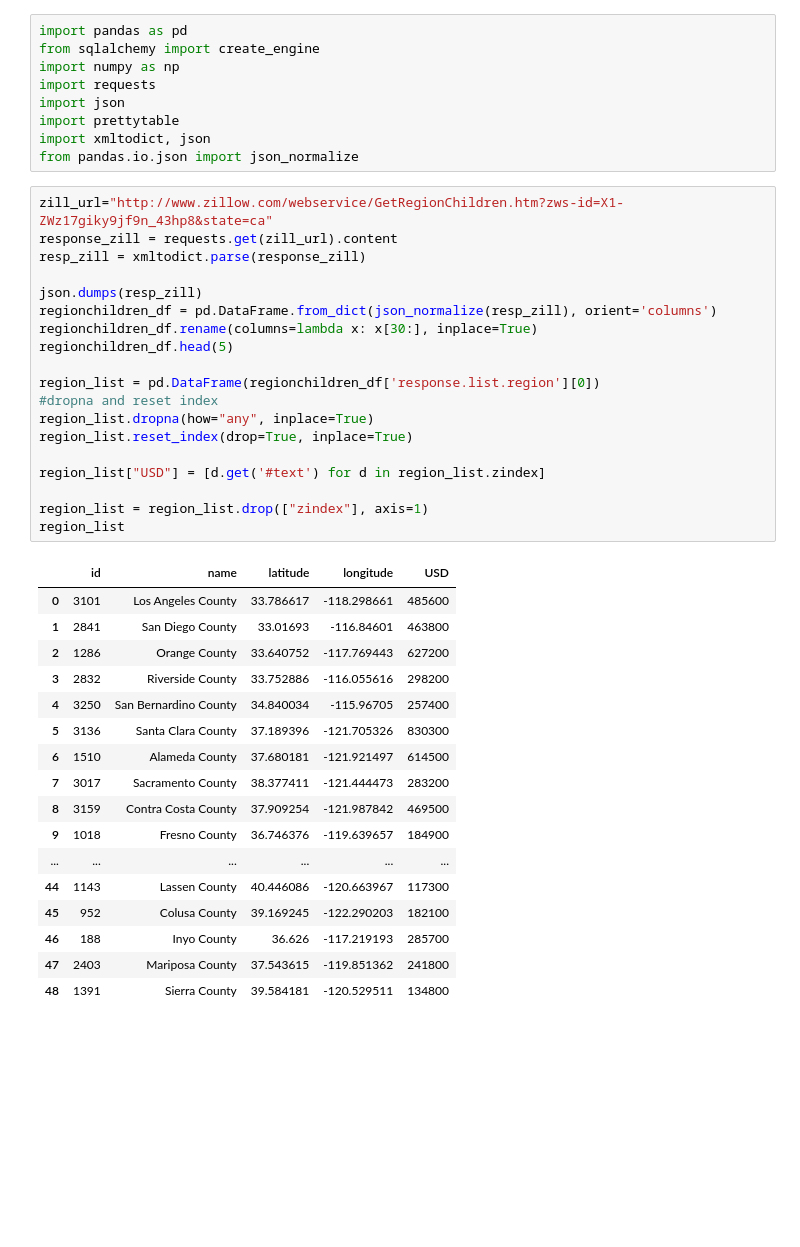
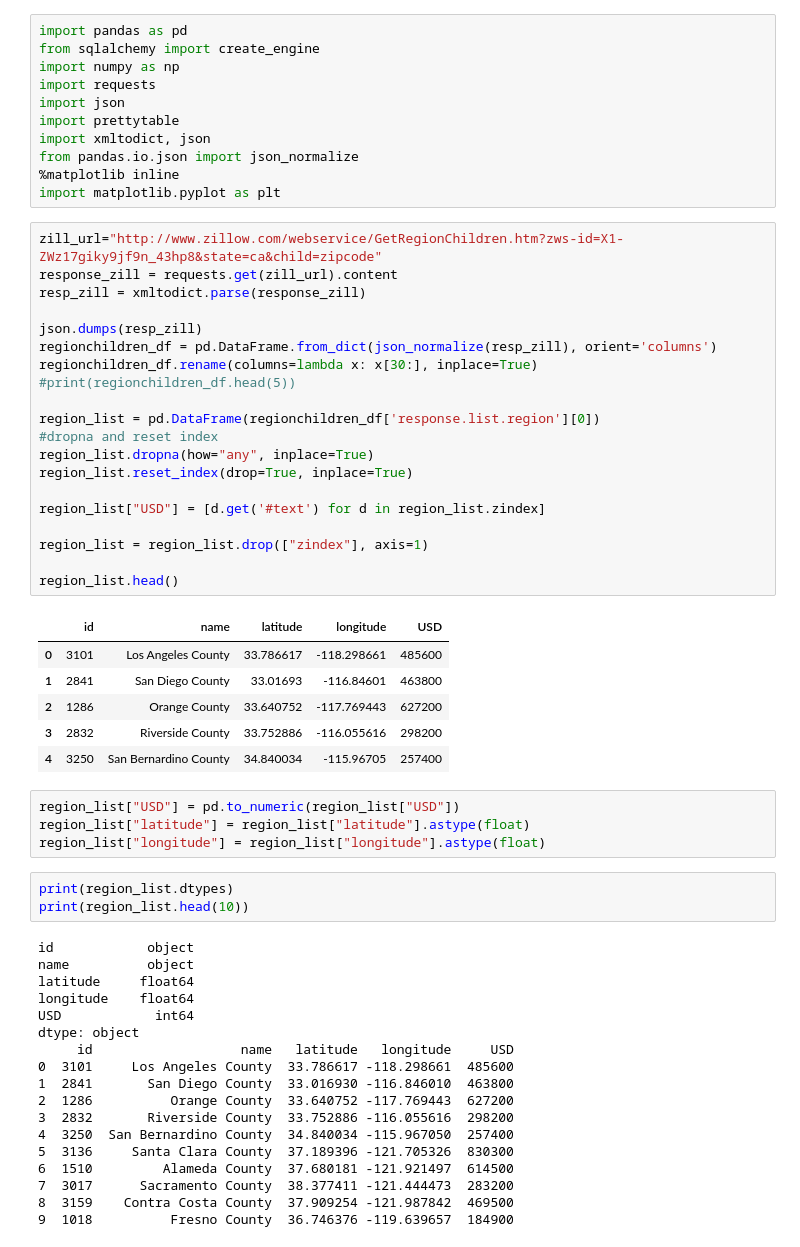
Before and after one commit to bandipara/ml_househunters, a Jupyter notebook: Archive/Zillow.ipynb, the cells around one changed output. Cells and saved outputs as stored; diff of their text form; blank space fills up the shorter version.

```diff
--- a/Archive/Zillow.ipynb
+++ b/Archive/Zillow.ipynb
@@ -7,40 +7,57 @@ import json
 import prettytable
 import xmltodict, json
 from pandas.io.json import json_normalize
+%matplotlib inline
+import matplotlib.pyplot as plt
 # %%
-zill_url="http://www.zillow.com/webservice/GetRegionChildren.htm?zws-id=X1-ZWz17giky9jf9n_43hp8&state=ca"
+zill_url="http://www.zillow.com/webservice/GetRegionChildren.htm?zws-id=X1-ZWz17giky9jf9n_43hp8&state=ca&child=zipcode"
 response_zill = requests.get(zill_url).content
 resp_zill = xmltodict.parse(response_zill)
 
 json.dumps(resp_zill)
 regionchildren_df = pd.DataFrame.from_dict(json_normalize(resp_zill), orient='columns')
 regionchildren_df.rename(columns=lambda x: x[30:], inplace=True)
-regionchildren_df.head(5)
+#print(regionchildren_df.head(5))
 
 region_list = pd.DataFrame(regionchildren_df['response.list.region'][0])
 #dropna and reset index
 region_list.dropna(how="any", inplace=True)
 region_list.reset_index(drop=True, inplace=True)
 
 region_list["USD"] = [d.get('#text') for d in region_list.zindex]
 
 region_list = region_list.drop(["zindex"], axis=1)
-region_list
+
+region_list.head()
 # %% [output]
 |  | id | name | latitude | longitude | USD |
 | 0 | 3101 | Los Angeles County | 33.786617 | -118.298661 | 485600 |
 | 1 | 2841 | San Diego County | 33.01693 | -116.84601 | 463800 |
 | 2 | 1286 | Orange County | 33.640752 | -117.769443 | 627200 |
 | 3 | 2832 | Riverside County | 33.752886 | -116.055616 | 298200 |
 | 4 | 3250 | San Bernardino County | 34.840034 | -115.96705 | 257400 |
-| 5 | 3136 | Santa Clara County | 37.189396 | -121.705326 | 830300 |
-| 6 | 1510 | Alameda County | 37.680181 | -121.921497 | 614500 |
-| 7 | 3017 | Sacramento County | 38.377411 | -121.444473 | 283200 |
-| 8 | 3159 | Contra Costa County | 37.909254 | -121.987842 | 469500 |
-| 9 | 1018 | Fresno County | 36.746376 | -119.639657 | 184900 |
-| ... | ... | ... | ... | ... | ... |
-| 44 | 1143 | Lassen County | 40.446086 | -120.663967 | 117300 |
-| 45 | 952 | Colusa County | 39.169245 | -122.290203 | 182100 |
-| 46 | 188 | Inyo County | 36.626 | -117.219193 | 285700 |
-| 47 | 2403 | Mariposa County | 37.543615 | -119.851362 | 241800 |
-| 48 | 1391 | Sierra County | 39.584181 | -120.529511 | 134800 |
+# %%
+region_list["USD"] = pd.to_numeric(region_list["USD"])
+region_list["latitude"] = region_list["latitude"].astype(float)
+region_list["longitude"] = region_list["longitude"].astype(float)
+# %%
+print(region_list.dtypes)
+print(region_list.head(10))
+# %% [output]
+id            object
+name          object
+latitude     float64
+longitude    float64
+USD            int64
+dtype: object
+     id                   name   latitude   longitude     USD
+0  3101     Los Angeles County  33.786617 -118.298661  485600
+1  2841       San Diego County  33.016930 -116.846010  463800
+2  1286          Orange County  33.640752 -117.769443  627200
+3  2832       Riverside County  33.752886 -116.055616  298200
+4  3250  San Bernardino County  34.840034 -115.967050  257400
+5  3136     Santa Clara County  37.189396 -121.705326  830300
+6  1510         Alameda County  37.680181 -121.921497  614500
+7  3017      Sacramento County  38.377411 -121.444473  283200
+8  3159    Contra Costa County  37.909254 -121.987842  469500
+9  1018          Fresno County  36.746376 -119.639657  184900
```
Also changed, not shown: parts of 11 cells of this notebook, 11 other files.
